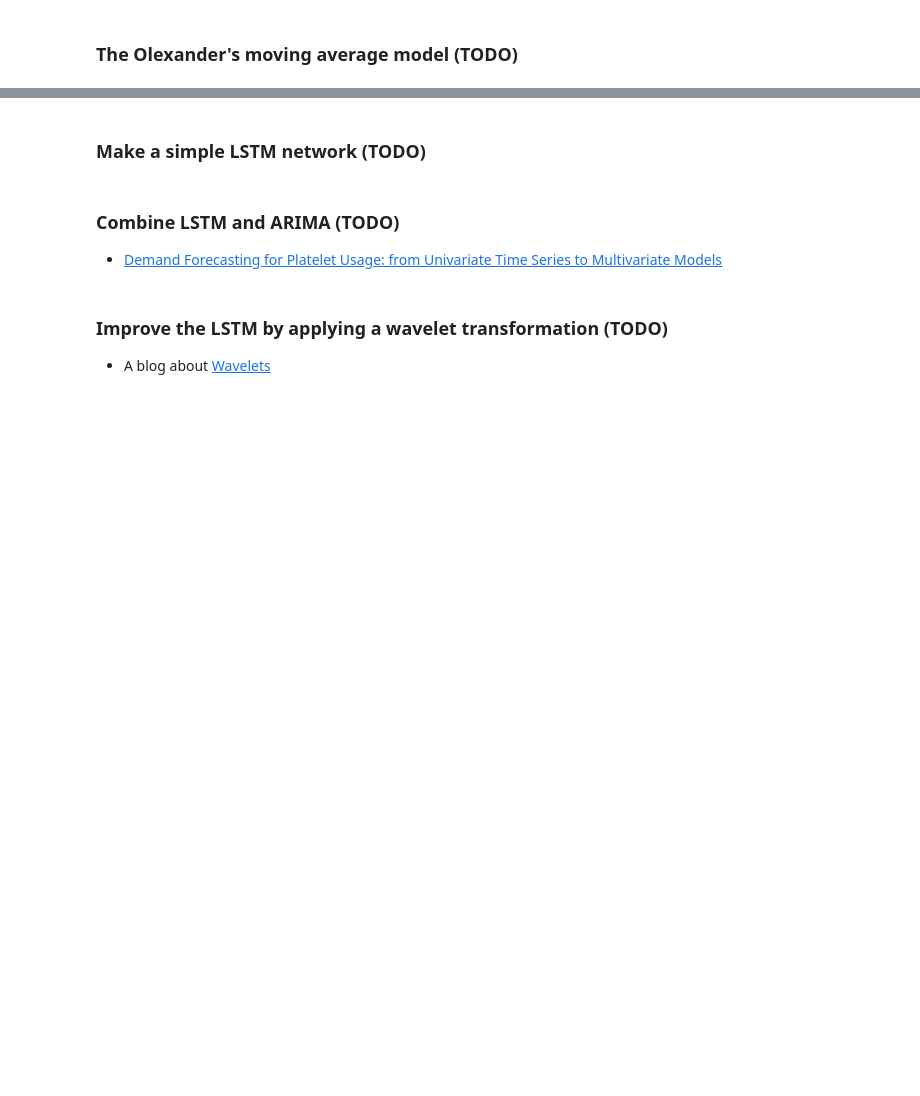
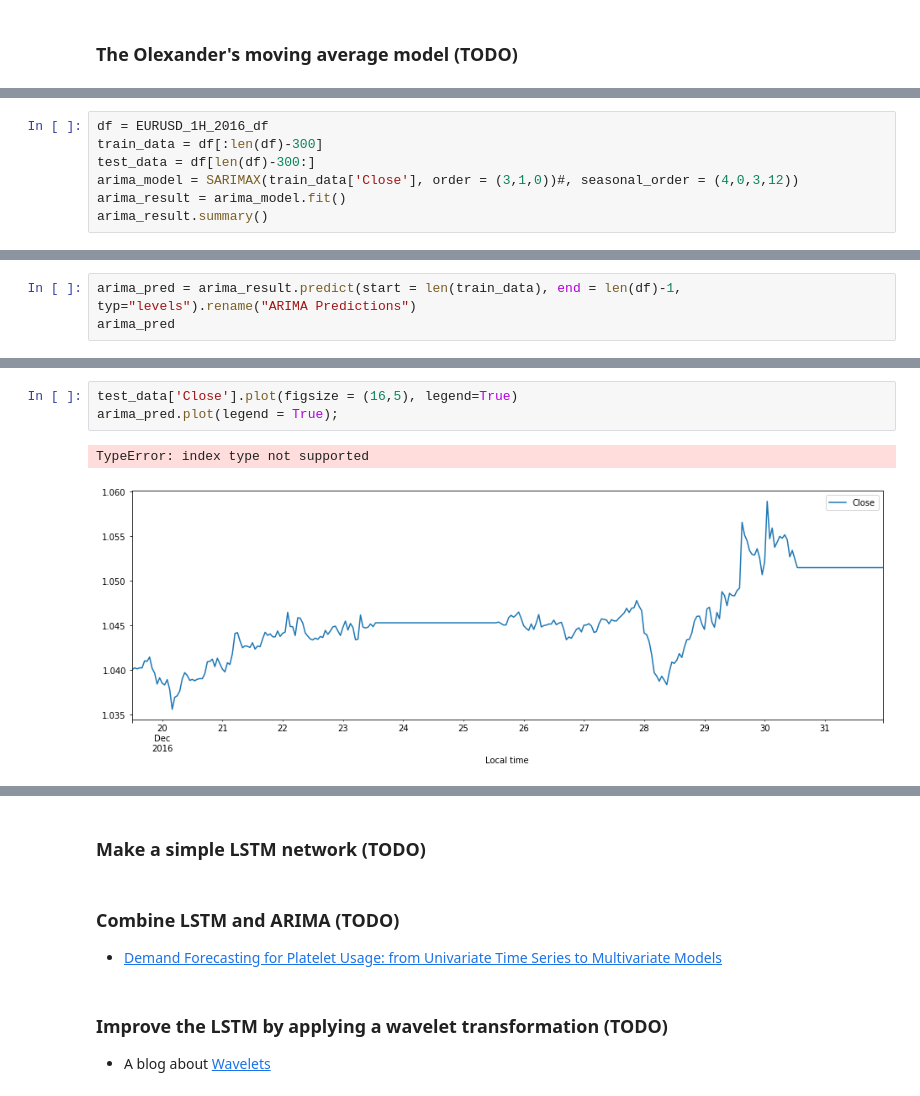
Before and after one commit to viktor-begun/ML_Trading, a Jupyter notebook: ML_Trading.ipynb, the cells around one changed output, grey strips where cells are left out. Saved outputs shown, nothing was run; the diff lists cells and outputs as text; blank space fills up the shorter version.

Commit message:
Add implementation of ARIMA.
TODO: check whether the output makes sense.

```diff
--- a/ML_Trading.ipynb
+++ b/ML_Trading.ipynb
@@ -196,0 +299,7 @@ get_slices(data,42,fwd_win=3)
+# %%
+df = EURUSD_1H_2016_df
+train_data = df[:len(df)-300]
+test_data = df[len(df)-300:]
+arima_model = SARIMAX(train_data['Close'], order = (3,1,0))#, seasonal_order = (4,0,3,12))
+arima_result = arima_model.fit()
+arima_result.summary()
@@ -196,0 +326,3 @@ get_slices(data,42,fwd_win=3)
+# %%
+arima_pred = arima_result.predict(start = len(train_data), end = len(df)-1, typ="levels").rename("ARIMA Predictions")
+arima_pred
@@ -196,0 +342,6 @@ get_slices(data,42,fwd_win=3)
+# %%
+test_data['Close'].plot(figsize = (16,5), legend=True)
+arima_pred.plot(legend = True);
+# %% [output]
+TypeError: index type not supported
+[figure, added]
```
Also changed, not shown: parts of 15 cells of this notebook.
